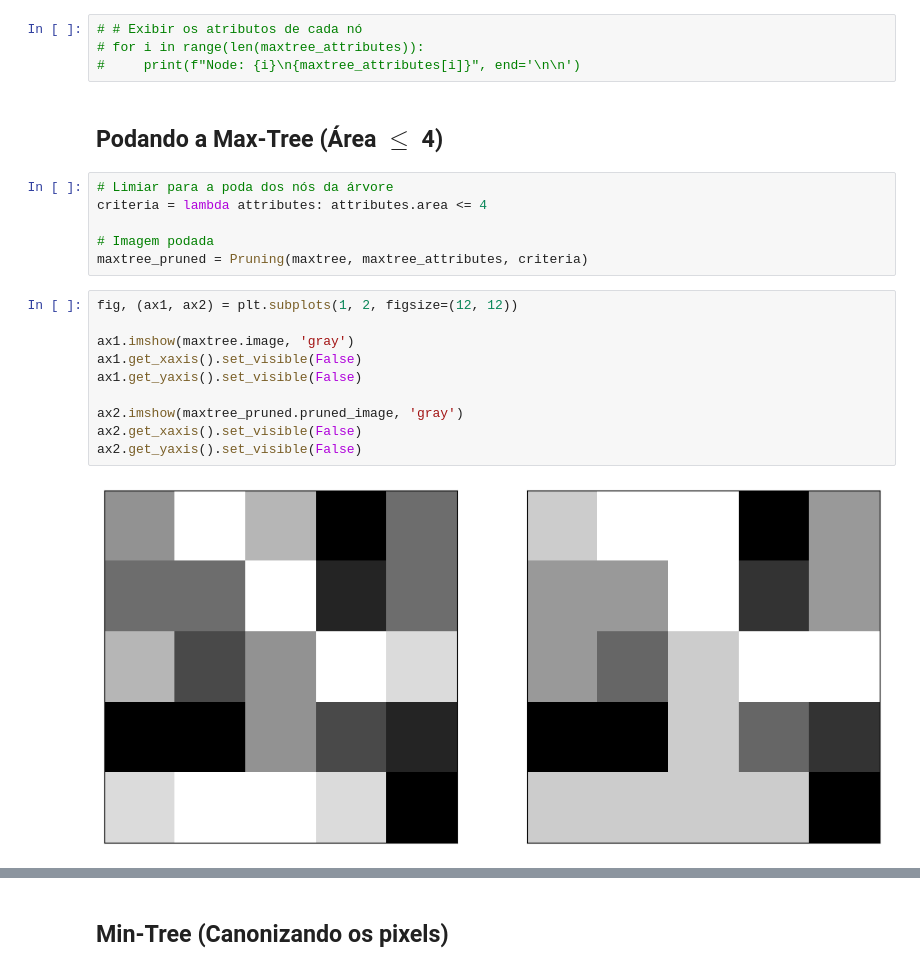
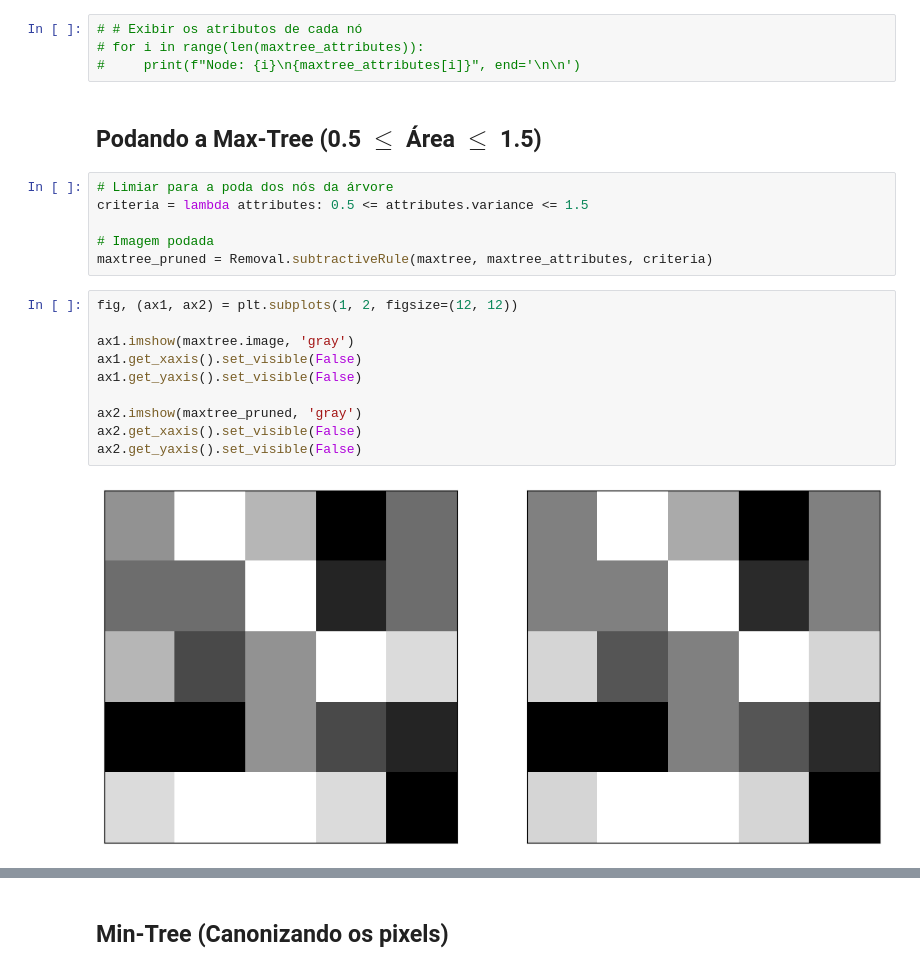
Before and after one commit to LukeBreezy/Morphology, a Jupyter notebook: Testes.ipynb, the cells around one changed output, grey strips where cells are left out. Saved outputs shown, nothing was run; the diff lists cells and outputs as text.

Commit message:
Cálculo de atributos média e variância, implementação de regras min, max, direct e subtractive

```diff
--- a/Testes.ipynb
+++ b/Testes.ipynb
@@ -60,23 +60,23 @@ ComputeAttributes(maxtree, maxtree_attributes);
 # for i in range(len(maxtree_attributes)):
 #     print(f"Node: {i}\n{maxtree_attributes[i]}", end='\n\n')
 # %% [markdown]
-## Podando a Max-Tree (Área $\leqslant$ 4)
+## Podando a Max-Tree (0.5 $\leqslant$ Área $\leqslant$ 1.5)
 # %%
 # Limiar para a poda dos nós da árvore
-criteria = lambda attributes: attributes.area <= 4
+criteria = lambda attributes: 0.5 <= attributes.variance <= 1.5
 
 # Imagem podada
-maxtree_pruned = Pruning(maxtree, maxtree_attributes, criteria)
+maxtree_pruned = Removal.subtractiveRule(maxtree, maxtree_attributes, criteria)
 # %%
 fig, (ax1, ax2) = plt.subplots(1, 2, figsize=(12, 12))
 
 ax1.imshow(maxtree.image, 'gray')
 ax1.get_xaxis().set_visible(False)
 ax1.get_yaxis().set_visible(False)
 
-ax2.imshow(maxtree_pruned.pruned_image, 'gray')
+ax2.imshow(maxtree_pruned, 'gray')
 ax2.get_xaxis().set_visible(False)
 ax2.get_yaxis().set_visible(False)
 # %% [output]
-[figure, old version]
+[figure, new version]
 # %%
```
Also changed, not shown: parts of 7 cells of this notebook, 8 other files.
